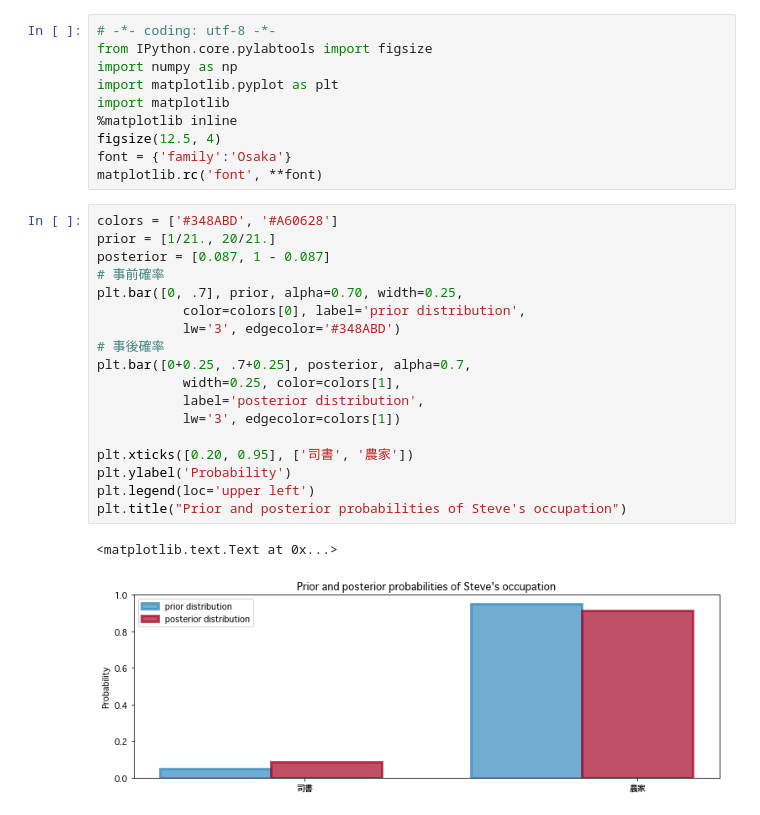
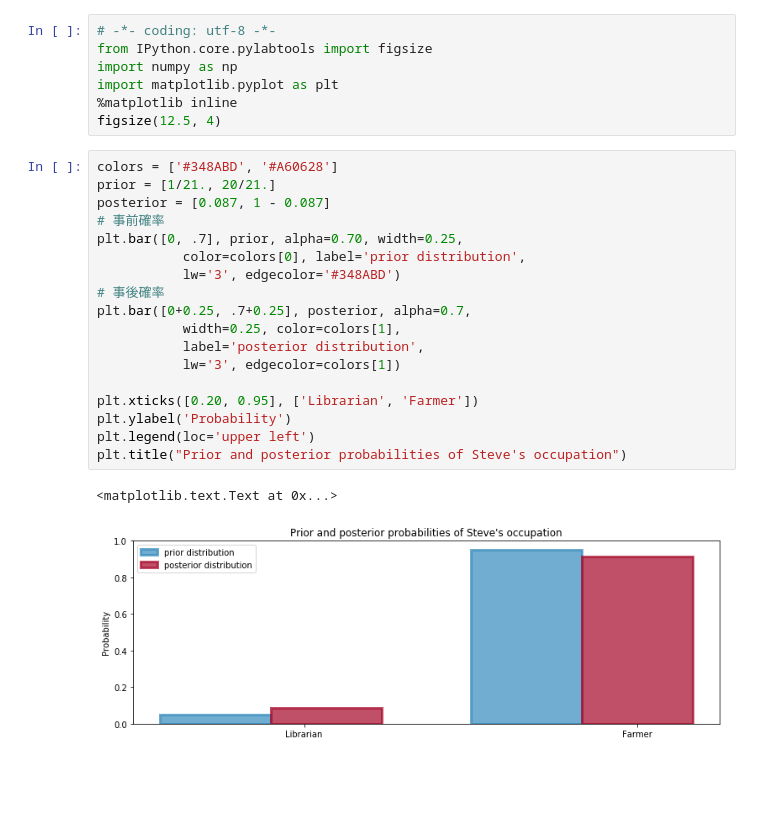
Before and after one commit to kazukousen/mcmc, a Jupyter notebook: pymc_1.ipynb, the cells around one changed output. Saved outputs shown, nothing was run; the diff lists cells and outputs as text; blank space fills up the shorter version.

```diff
--- a/pymc_1.ipynb
+++ b/pymc_1.ipynb
@@ -3,29 +3,26 @@
 from IPython.core.pylabtools import figsize
 import numpy as np
 import matplotlib.pyplot as plt
-import matplotlib
 %matplotlib inline
 figsize(12.5, 4)
-font = {'family':'Osaka'}
-matplotlib.rc('font', **font)
 # %%
 colors = ['#348ABD', '#A60628']
 prior = [1/21., 20/21.]
 posterior = [0.087, 1 - 0.087]
 # 事前確率
 plt.bar([0, .7], prior, alpha=0.70, width=0.25,
            color=colors[0], label='prior distribution',
            lw='3', edgecolor='#348ABD')
 # 事後確率
 plt.bar([0+0.25, .7+0.25], posterior, alpha=0.7,
            width=0.25, color=colors[1],
            label='posterior distribution',
            lw='3', edgecolor=colors[1])
 
-plt.xticks([0.20, 0.95], ['司書', '農家'])
+plt.xticks([0.20, 0.95], ['Librarian', 'Farmer'])
 plt.ylabel('Probability')
 plt.legend(loc='upper left')
 plt.title("Prior and posterior probabilities of Steve's occupation")
 # %% [output]
 <matplotlib.text.Text at 0x...>
-[figure, old version]
+[figure, new version]
```
Also changed, not shown: parts of 14 cells of this notebook.
